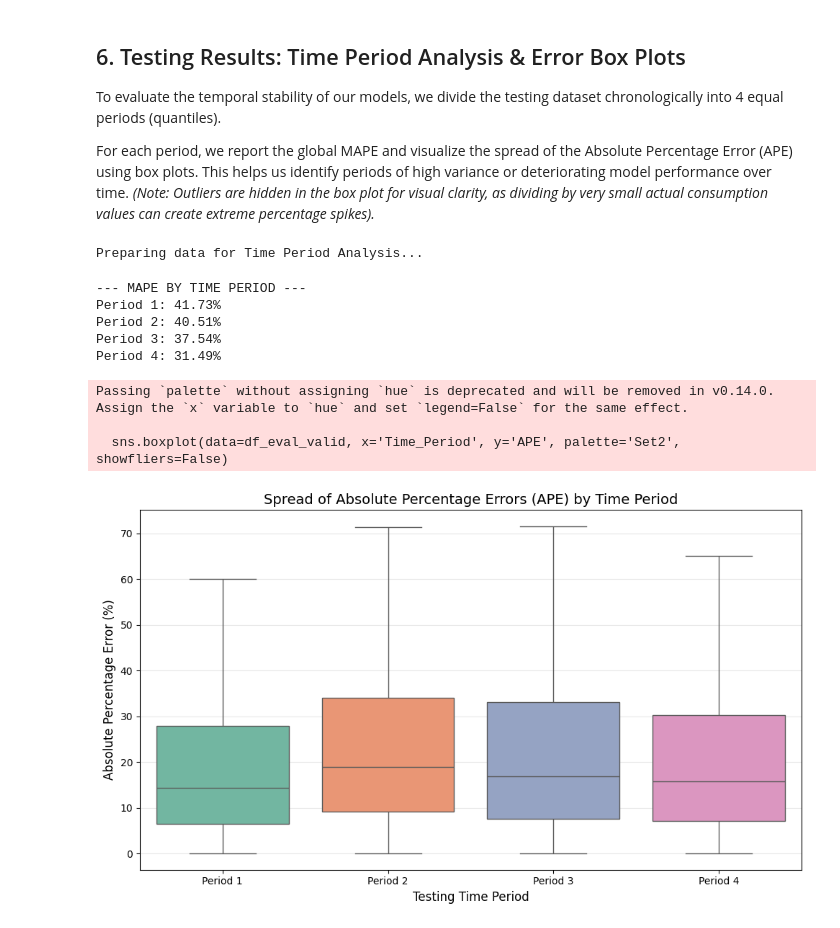
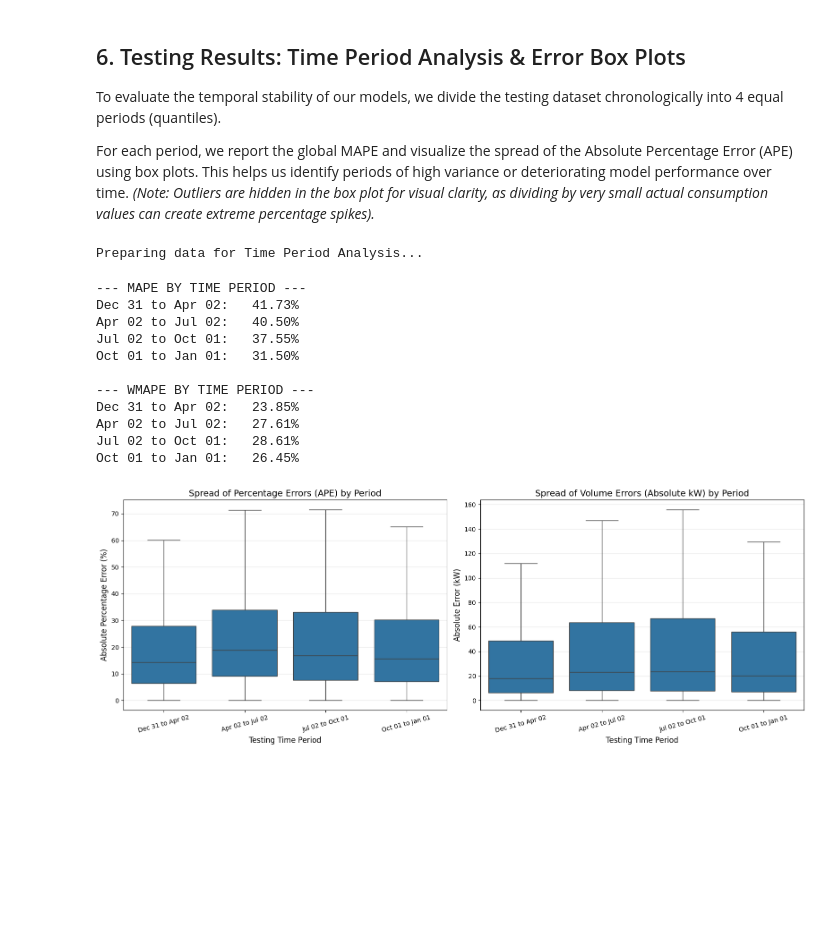
Before and after one commit to lucabarattini/forecasting-electricity, a Jupyter notebook: notebooks/1_linear_regression.ipynb, the cells around one changed output. Cells and saved outputs as stored; diff of their text form; code cells hidden in the pictures; blank space fills up the shorter version.

Commit message:
feat: added WMAPE

```diff
--- a/notebooks/1_linear_regression.ipynb
+++ b/notebooks/1_linear_regression.ipynb
@@ -339,54 +370,86 @@ df_eval['Predicted_kW'] = np.nan
 # Unscale the predictions back to raw kW to calculate real errors
 for client in tqdm(df_eval['ClientID'].unique(), desc="Unscaling Predictions"):
     if client in client_scalers:
         mask = df_eval['ClientID'] == client
         scaler = client_scalers[client]
         unscaled = scaler.inverse_transform(df_eval.loc[mask, 'Predicted_Consumption_Scaled'].values.reshape(-1, 1)).flatten()
         df_eval.loc[mask, 'Predicted_kW'] = np.maximum(unscaled, 0)
 
 df_eval = df_eval.dropna(subset=['Predicted_kW'])
 
 # Sort chronologically
 df_eval = df_eval.sort_values('Date')
 
-# Divide strictly into 4 equal time periods using pd.cut (which divides the date range evenly)
-# This prevents "duplicate bin edges" errors caused by multiple clients sharing the exact same timestamps.
-df_eval['Time_Period'] = pd.cut(df_eval['Date'], bins=4, labels=['Period 1', 'Period 2', 'Period 3', 'Period 4'])
+# --- DYNAMIC TIME PERIOD LABELS ---
+# Extract the exact bin edges to create meaningful labels like "Jan 01 - Apr 02"
+_, bin_edges = pd.cut(df_eval['Date'], bins=4, retbins=True)
+bin_edges = pd.to_datetime(bin_edges) # Ensure they are datetime objects
+dynamic_labels = [f"{bin_edges[i].strftime('%b %d')} to {bin_edges[i+1].strftime('%b %d')}" for i in range(4)]
 
-# Calculate Absolute Percentage Error (APE) row by row
+# Divide strictly into 4 equal time periods using the dynamic labels
+df_eval['Time_Period'] = pd.cut(df_eval['Date'], bins=4, labels=dynamic_labels)
+
+# --- CALCULATE ERRORS ROW BY ROW ---
+# Calculate Absolute Error in raw kW
+df_eval['Absolute_Error'] = np.abs(df_eval['Consumption'] - df_eval['Predicted_kW'])
+
+# Calculate Absolute Percentage Error (APE)
 # We filter out actual values close to zero to prevent infinity (division by zero)
 valid_mask = df_eval['Consumption'] > 0.1
 df_eval_valid = df_eval[valid_mask].copy()
-
-df_eval_valid['APE'] = np.abs((df_eval_valid['Consumption'] - df_eval_valid['Predicted_kW']) / df_eval_valid['Consumption']) * 100
+df_eval_valid['APE'] = (df_eval_valid['Absolute_Error'] / df_eval_valid['Consumption']) * 100
 
 # 1. Print the global MAPE for each period
 print("\n--- MAPE BY TIME PERIOD ---")
 period_mape = df_eval_valid.groupby('Time_Period', observed=True)['APE'].mean()
 for period, mape_val in period_mape.items():
-    print(f"{period}: {mape_val:.2f}%")
+    print(f"{period}:   {mape_val:.2f}%")
 
-# 2. Plot the Box Plot of errors
-plt.figure(figsize=(10, 6))
+# Print the global WMAPE for each period
+print("\n--- WMAPE BY TIME PERIOD ---")
+# Formula: (Sum of Absolute Errors / Sum of Actual Consumption) * 100
+period_wmape = df_eval.groupby('Time_Period', observed=True).apply(
+    lambda x: (x['Absolute_Error'].sum() / x['Consumption'].sum()) * 100
+)
+for period, wmape_val in period_wmape.items():
+    print(f"{period}:   {wmape_val:.2f}%")
 
-# We use showfliers=False because raw percentage errors can have massive outlier spikes
-# which would compress the actual "boxes" into an unreadable flat line.
-sns.boxplot(data=df_eval_valid, x='Time_Period', y='APE', palette='Set2', showfliers=False)
 
-plt.title('Spread of Absolute Percentage Errors (APE) by Time Period', fontsize=14)
-plt.ylabel('Absolute Percentage Error (%)', fontsize=12)
-plt.xlabel('Testing Time Period', fontsize=12)
-plt.grid(True, alpha=0.3, axis='y')
+# 2. Plot the Box Plots (APE and Absolute Error in kW)
+# Note: WMAPE cannot be plotted as a boxplot because it is an aggregate ratio, not a row-by-row metric.
+# Instead, we plot the row-by-row percentage error (APE) and the absolute volume error (kW).
+
+fig, axes = plt.subplots(1, 2, figsize=(16, 6))
+
+# Plot 1: Absolute Percentage Error (APE)
+sns.boxplot(data=df_eval_valid, x='Time_Period', y='APE', ax=axes[0], showfliers=False)
+axes[0].set_title('Spread of Percentage Errors (APE) by Period', fontsize=14)
+axes[0].set_ylabel('Absolute Percentage Error (%)', fontsize=12)
+axes[0].set_xlabel('Testing Time Period', fontsize=12)
+axes[0].grid(True, alpha=0.3, axis='y')
+axes[0].tick_params(axis='x', rotation=15) # Rotate labels slightly for better fit
+
+# Plot 2: Absolute Error in raw kW
+sns.boxplot(data=df_eval, x='Time_Period', y='Absolute_Error', ax=axes[1], showfliers=False)
+axes[1].set_title('Spread of Volume Errors (Absolute kW) by Period', fontsize=14)
+axes[1].set_ylabel('Absolute Error (kW)', fontsize=12)
+axes[1].set_xlabel('Testing Time Period', fontsize=12)
+axes[1].grid(True, alpha=0.3, axis='y')
+axes[1].tick_params(axis='x', rotation=15)
+
 plt.tight_layout()
 plt.show()
 # %% [output]
 Preparing data for Time Period Analysis...
 --- MAPE BY TIME PERIOD ---
-Period 1: 41.73%
-Period 2: 40.51%
-Period 3: 37.54%
-Period 4: 31.49%
+Dec 31 to Apr 02:   41.73%
+Apr 02 to Jul 02:   40.50%
+Jul 02 to Oct 01:   37.55%
+Oct 01 to Jan 01:   31.50%
+
+--- WMAPE BY TIME PERIOD ---
+Dec 31 to Apr 02:   23.85%
+Apr 02 to Jul 02:   27.61%
+Jul 02 to Oct 01:   28.61%
+Oct 01 to Jan 01:   26.45%
-Passing `palette` without assigning `hue` is deprecated and will be removed in v0.14.0. Assign the `x` variable to `hue` and set `legend=False` for the same effect.
-
-  sns.boxplot(data=df_eval_valid, x='Time_Period', y='APE', palette='Set2', showfliers=False)
-[figure, old version]
+[figure, new version]
```
Also changed, not shown: parts of 2 cells of this notebook.
